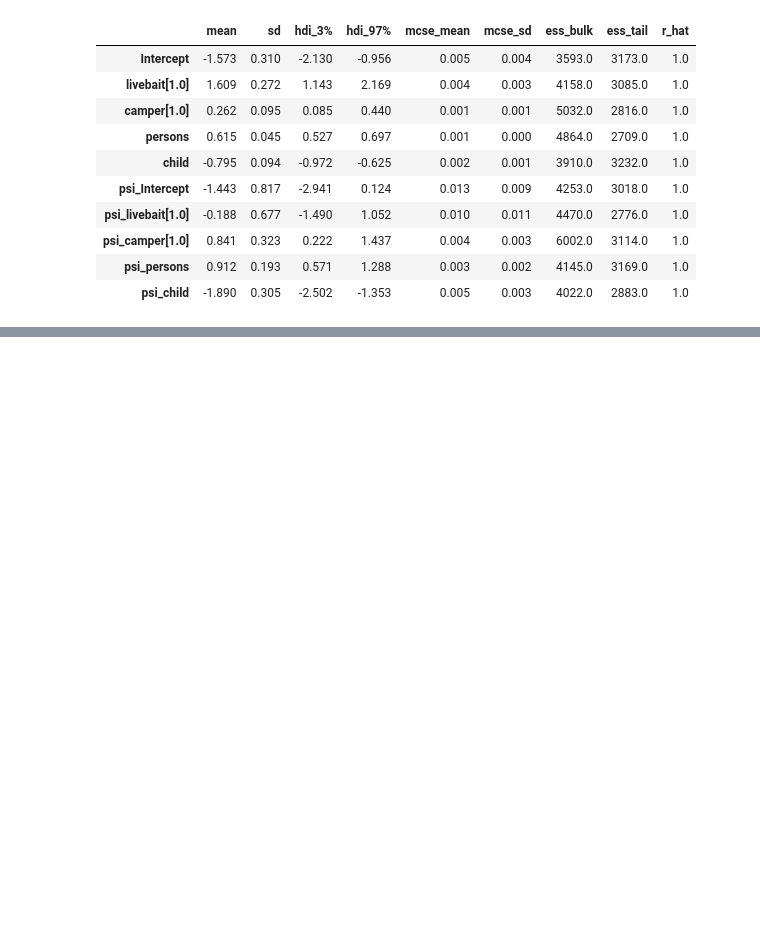
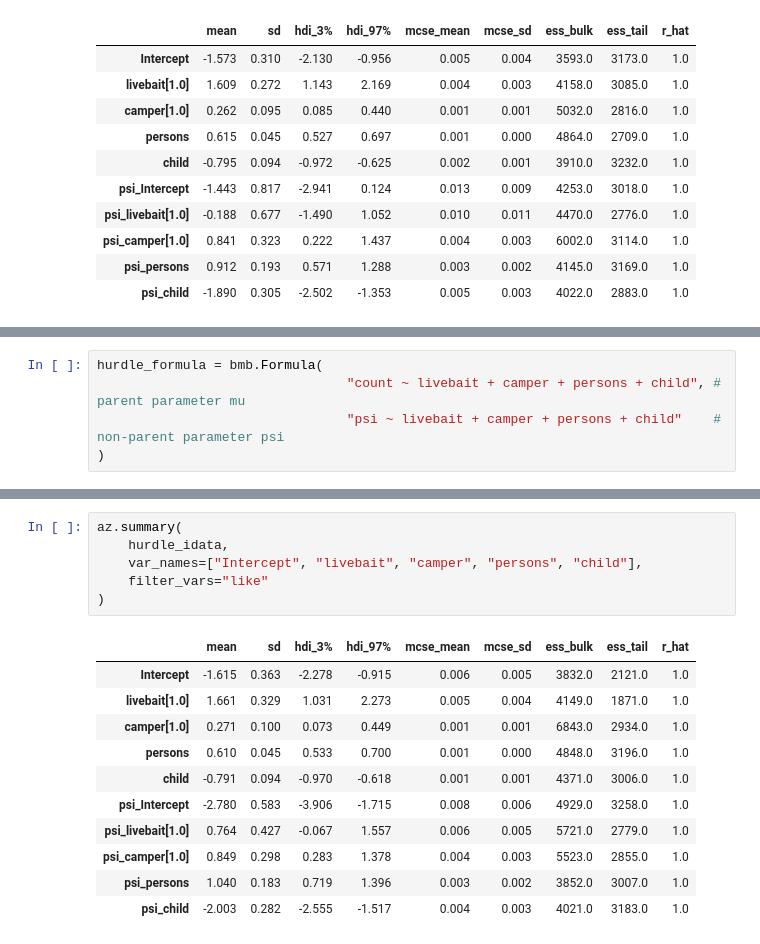
Before and after one commit to qymera0/per_python_bayes, a Jupyter notebook: Bambi/17_Zero_Inflated.ipynb, the cells around one changed output, grey strips where cells are left out. Saved outputs shown, nothing was run; the diff lists cells and outputs as text; blank space fills up the shorter version.

```diff
--- a/Bambi/17_Zero_Inflated.ipynb
+++ b/Bambi/17_Zero_Inflated.ipynb
@@ -210,0 +234,5 @@ AttributeError: module 'bambi' has no attribute 'interpret'
+# %%
+hurdle_formula = bmb.Formula(
+                                "count ~ livebait + camper + persons + child", # parent parameter mu
+                                "psi ~ livebait + camper + persons + child"    # non-parent parameter psi
+)
@@ -210,0 +259,18 @@ AttributeError: module 'bambi' has no attribute 'interpret'
+# %%
+az.summary(
+    hurdle_idata,
+    var_names=["Intercept", "livebait", "camper", "persons", "child"],
+    filter_vars="like"
+)
+# %% [output]
+|  | mean | sd | hdi_3% | hdi_97% | mcse_mean | mcse_sd | ess_bulk | ess_tail | r_hat |
+| Intercept | -1.615 | 0.363 | -2.278 | -0.915 | 0.006 | 0.005 | 3832.0 | 2121.0 | 1.0 |
+| livebait[1.0] | 1.661 | 0.329 | 1.031 | 2.273 | 0.005 | 0.004 | 4149.0 | 1871.0 | 1.0 |
+| camper[1.0] | 0.271 | 0.100 | 0.073 | 0.449 | 0.001 | 0.001 | 6843.0 | 2934.0 | 1.0 |
+| persons | 0.610 | 0.045 | 0.533 | 0.700 | 0.001 | 0.000 | 4848.0 | 3196.0 | 1.0 |
+| child | -0.791 | 0.094 | -0.970 | -0.618 | 0.001 | 0.001 | 4371.0 | 3006.0 | 1.0 |
+| psi_Intercept | -2.780 | 0.583 | -3.906 | -1.715 | 0.008 | 0.006 | 4929.0 | 3258.0 | 1.0 |
+| psi_livebait[1.0] | 0.764 | 0.427 | -0.067 | 1.557 | 0.006 | 0.005 | 5721.0 | 2779.0 | 1.0 |
+| psi_camper[1.0] | 0.849 | 0.298 | 0.283 | 1.378 | 0.004 | 0.003 | 5523.0 | 2855.0 | 1.0 |
+| psi_persons | 1.040 | 0.183 | 0.719 | 1.396 | 0.003 | 0.002 | 3852.0 | 3007.0 | 1.0 |
+| psi_child | -2.003 | 0.282 | -2.555 | -1.517 | 0.004 | 0.003 | 4021.0 | 3183.0 | 1.0 |
```
Also changed, not shown: parts of 12 cells of this notebook, 3 other files.
